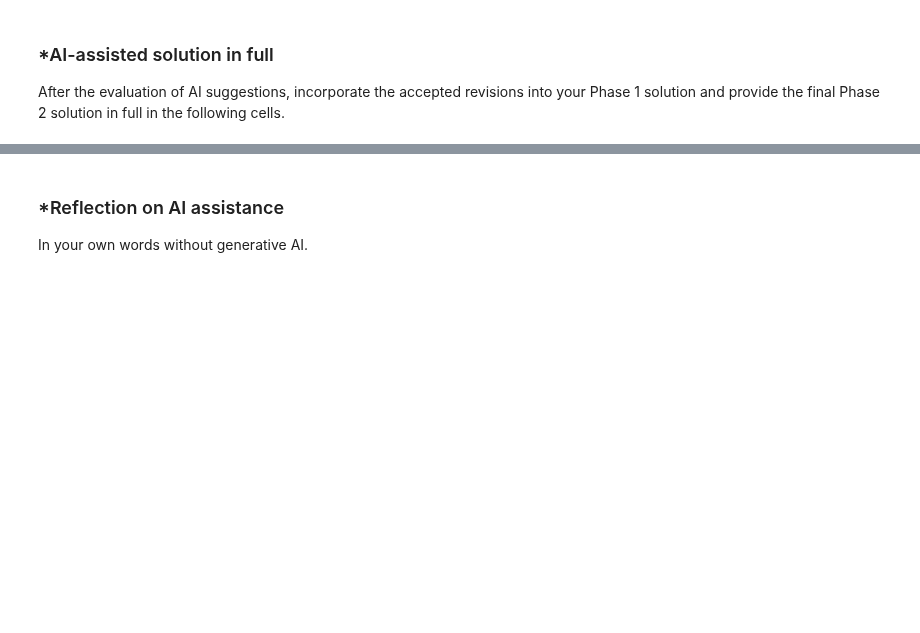
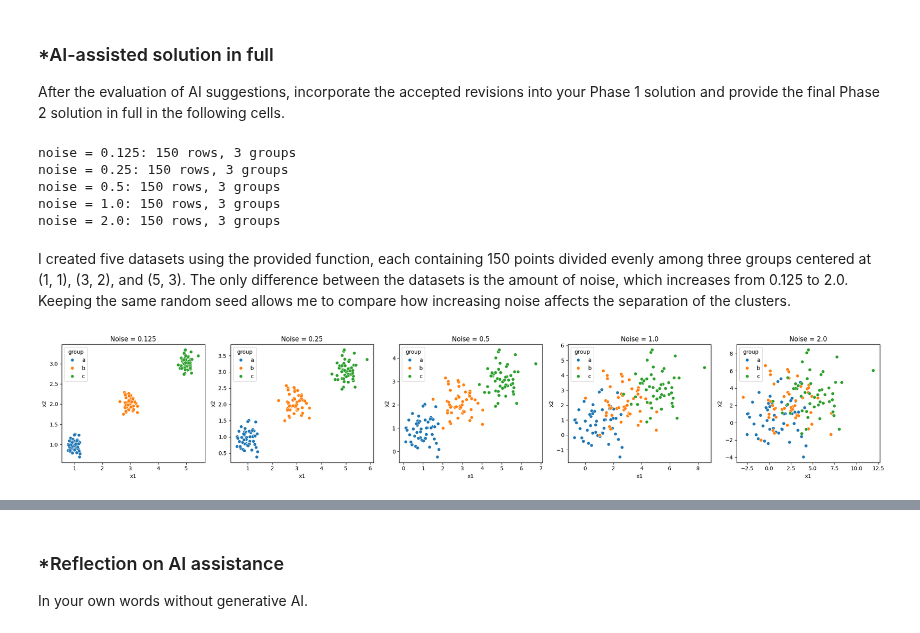
Before and after one commit to MikeMitch04/A04-clustering, a Jupyter notebook: A04_Clustering.ipynb, the cells around one changed output, grey strips where cells are left out. Saved outputs shown, nothing was run; the diff lists cells and outputs as text; code cells hidden in the pictures; blank space fills up the shorter version.

```diff
--- a/A04_Clustering.ipynb
+++ b/A04_Clustering.ipynb
@@ -555,0 +556,54 @@ After the evaluation of AI suggestions, incorporate the accepted revisions into
+# %%
+# Question 1.1 AI-Assisted Solution
+
+import numpy as np
+import pandas as pd
+import seaborn as sns
+import matplotlib.pyplot as plt
+from sklearn.cluster import KMeans
+
+def createData(noise, N=50):
+    np.random.seed(100)  # Set the seed for replicability
+    X1 = np.array([np.random.normal(1, noise, N), np.random.normal(1, noise, N)])
+    X2 = np.array([np.random.normal(3, noise, N), np.random.normal(2, noise, N)])
+    X3 = np.array([np.random.normal(5, noise, N), np.random.normal(3, noise, N)])
+    gdf1 = pd.DataFrame({"x1": X1[0, :], "x2": X1[1, :], "group": "a"})
+    gdf2 = pd.DataFrame({"x1": X2[0, :], "x2": X2[1, :], "group": "b"})
+    gdf3 = pd.DataFrame({"x1": X3[0, :], "x2": X3[1, :], "group": "c"})
+    df = pd.concat([gdf1, gdf2, gdf3], axis=0)
+    return df
+
+df0_125 = createData(0.125)
+df0_25 = createData(0.25)
+df0_5 = createData(0.5)
+df1_0 = createData(1.0)
+df2_0 = createData(2.0)
+
+# Store the datasets by noise level
+datasets = {0.125: df0_125, 0.25: df0_25, 0.5: df0_5,
+            1.0: df1_0, 2.0: df2_0}
+
+for noise, df in datasets.items():
+    print(f"noise = {noise}: {df.shape[0]} rows, {df['group'].nunique()} groups")
+# %% [output]
+noise = 0.125: 150 rows, 3 groups
+noise = 0.25: 150 rows, 3 groups
+noise = 0.5: 150 rows, 3 groups
+noise = 1.0: 150 rows, 3 groups
+noise = 2.0: 150 rows, 3 groups
+# %% [markdown]
+I created five datasets using the provided function, each containing 150 points divided evenly among three groups centered at (1, 1), (3, 2), and (5, 3). The only difference between the datasets is the amount of noise, which increases from 0.125 to 2.0. Keeping the same random seed allows me to compare how increasing noise affects the separation of the clusters.
+# %%
+# Question 1.2 AI-Assisted Solution
+
+# One scatterplot per noise level, colored by the true group
+fig, axes = plt.subplots(1, 5, figsize=(22, 4))
+
+for ax, (noise, df) in zip(axes, datasets.items()):
+    sns.scatterplot(data=df, x="x1", y="x2", hue="group", ax=ax)
+    ax.set(title=f"Noise = {noise}", xlabel="x1", ylabel="x2")
+
+plt.tight_layout()
+plt.show()
+# %% [output]
+[figure, added]
```
Also changed, not shown: parts of 26 cells of this notebook.
